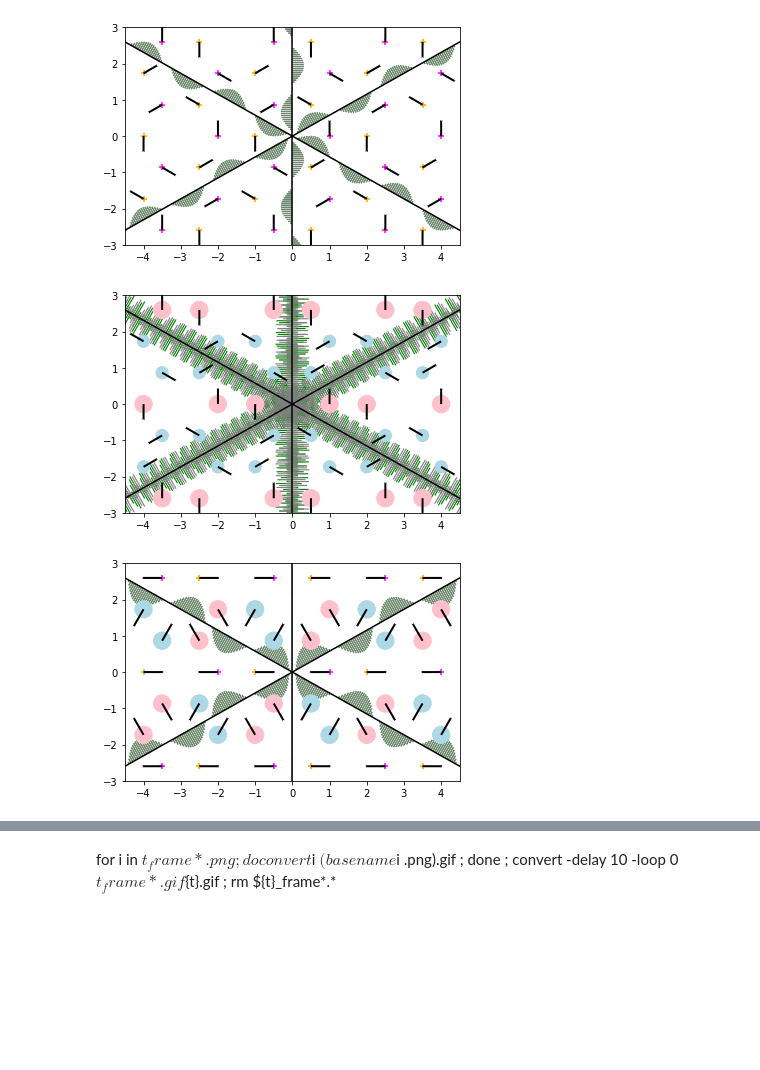
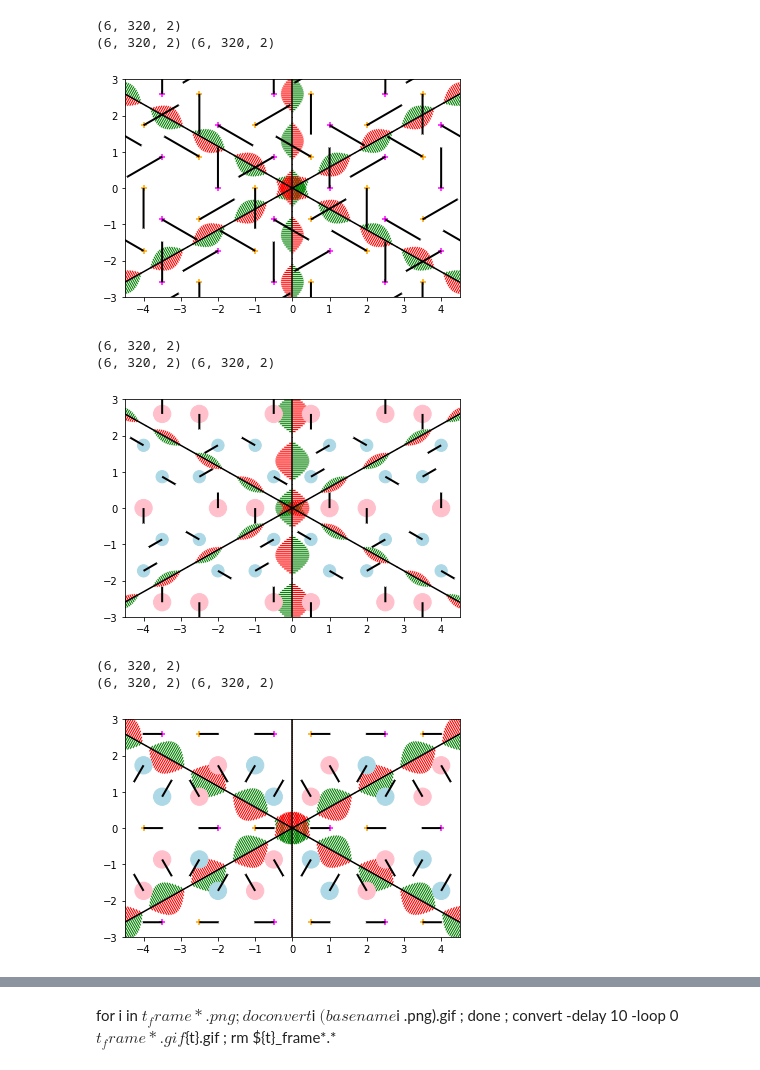
Before and after one commit to texnokrates/qpms-ipynotebooks, a Jupyter notebook: Untitled Folder 1/Irreps and Plane waves in hexagonal lattice.ipynb, the cells around one changed output, grey strips where cells are left out. Saved outputs shown, nothing was run; the diff lists cells and outputs as text; code cells hidden in the pictures; blank space fills up the shorter version.

```diff
--- a/Untitled Folder 1/Irreps and Plane waves in hexagonal lattice.ipynb
+++ b/Untitled Folder 1/Irreps and Plane waves in hexagonal lattice.ipynb
@@ -33,15 +33,12 @@ def kpointplanewaves(phases = (0,0,0,0,0,0), facs = (1,1,1,1,1,1), Kmultiplier=1
         f = None
         ax = None
 
-    #ax.plot(Asites[...,0],Asites[...,1],'ro')
-    #ax.plot(Bsites[...,0],Bsites[...,1],'bo')
-    #iticks = []
     if not noplot:
         for i in range(3): # osy
             ax.plot(*np.transpose([-4*K[i],4*K[i]]),ls='-',c='k')
-    iticks = ((np.arange(-32*n1,32*n1)[ň,:,ň]- phases[:,ň,ň]/np.pi)*K[:,ň,:]  / Klen * s3/32)
-    iphases = (facs * np.cos(np.tensordot(iticks,K, axes=(-1,-1))-phases))
-    #iticks = np.array(iticks)
+    iticks = np.arange(-32*n1,32*n1)[ň,:,ň]*K[:,ň,:]  / Klen * s3/32
+    iphases = np.sum(iticks * K[:,ň,:]-phases[:,ň,ň], axis=-1 )
+    iwaves = np.cos(iphases)[:, :, ň] * up[:, ň, :] * facs[:, ň, ň]
     phaseA = np.tensordot(K, Asites, axes=(-1,-1))-phases[:,ň]
     phaseB = np.tensordot(K, Bsites, axes=(-1,-1))-phases[:,ň]
     Awave = np.sum(np.cos(phaseA)[:, :, ň] * up[:, ň, :] * facs[:, ň, ň], axis=0)
@@ -51,12 +48,13 @@ def kpointplanewaves(phases = (0,0,0,0,0,0), facs = (1,1,1,1,1,1), Kmultiplier=1
     BwaveH = np.sum(np.sin(phaseB)[:, :] * facs[:, ň], axis=0)
     Bwave*=(abs(Bwave)>1e-13)
     scale_units = 'width'
+
     if not noplot:
         for i in range(6):
             ax.quiver(iticks[i,:,0], iticks[i,:,1],
-                      up[i,0] * iphases[i],
-                      up[i,1] * iphases[i],
-                     lw=0.2, color= 'green' if (i < 3) else 'grey', headwidth=0, scale_units=scale_units, scale = wscale)
+                       iwaves[i,:,0],
+                       iwaves[i,:,1],
+                     lw=0.2, color= 'green' if (i < 3) else 'red', headwidth=0, scale_units=scale_units, scale = wscale)
 
         sites = np.concatenate((Asites, Bsites))
         waveH = np.concatenate((AwaveH, BwaveH))
@@ -72,9 +70,9 @@ def kpointplanewaves(phases = (0,0,0,0,0,0), facs = (1,1,1,1,1,1), Kmultiplier=1
         #plt.plot(*np.transpose(lupiticks),ls='',marker='o')
         ax.set_xlim(-4.5,4.5)
         ax.set_ylim(-3,3)
-    return (Awave,Bwave,AwaveH, BwaveH, Asites, Bsites, iticks, iphases, f,  ax)
+    return (Awave,Bwave,AwaveH, BwaveH, Asites, Bsites, iticks, iwaves, f,  ax)
 
-def justplot(Awave, Bwave, AwaveH, BwaveH, Asites, Bsites, ascale=20, wscale=20, sscale=100):
+def justplot(Awave, Bwave, AwaveH, BwaveH, Asites, Bsites, iticks, iwaves, ascale=20, wscale=20, sscale=100):
     hsl=1
     Klen = 4*np.pi/3/s3/hsl#*Kmultiplier
     wi = np.arange(6)
@@ -90,7 +88,11 @@ def justplot(Awave, Bwave, AwaveH, BwaveH, Asites, Bsites, ascale=20, wscale=20,
         ax.plot(*np.transpose([-4*K[i],4*K[i]]),ls='-',c='k')
 
     scale_units = 'width'
-
+    for i in range(6):
+        ax.quiver(iticks[i,:,0], iticks[i,:,1],
+                   iwaves[i,:,0],
+                   iwaves[i,:,1],
+                 lw=0.2, color= 'green' if (i < 3) else 'red', headwidth=0, scale_units=scale_units, scale = wscale)
     sites = np.concatenate((Asites, Bsites))
     waveH = np.concatenate((AwaveH, BwaveH))
     ax.scatter(Asites[:,0], Asites[:,1], marker='+', c='orange')
@@ -105,21 +107,27 @@ def justplot(Awave, Bwave, AwaveH, BwaveH, Asites, Bsites, ascale=20, wscale=20,
 # %%
 # Fig 11.11 (b)
 kpointplanewaves(phases=(pp,pp,pp,pp,pp,pp),
-                               facs=(.5,.5,.5,.5,.5,.5,), wscale=10);
+                               facs=(1,1,1,1,1,1,), wscale=20);
 # %% [output]
+(6, 320, 2)
+(6, 320, 2) (6, 320, 2)
-[figure, old version]
+[figure, new version]
 # %%
 # Fig 11.11 (a)
 kpointplanewaves(phases=(pp,pp,pp,pp,pp,pp),
                  facs=(.5,-1,.5,.5,-1,.5,), wscale=15);
 # %% [output]
+(6, 320, 2)
+(6, 320, 2) (6, 320, 2)
-[figure, old version]
+[figure, new version]
 # %%
 # Fig 11.11 (d)
 kpointplanewaves(phases=(pp,pp,pp,pp,pp,pp),
                  facs=(1,0,-1,1,0,-1,), wscale=15);
 # %% [output]
+(6, 320, 2)
+(6, 320, 2) (6, 320, 2)
-[figure, old version]
+[figure, new version]
 # %%
 # Fig 11.11 (a)+(d)
 #kpointplanewaves(pru=np.pi/2,pu=np.pi/2,plu=np.pi/2,rufac=2,ufac=-2,lufac=0);
```
Also changed, not shown: parts of 9 cells of this notebook.
